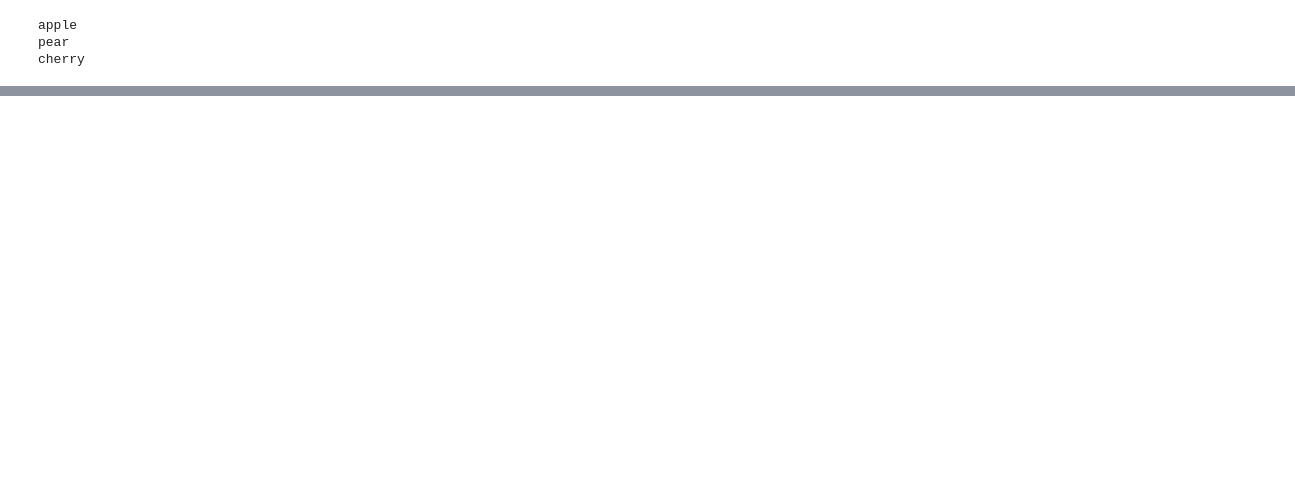
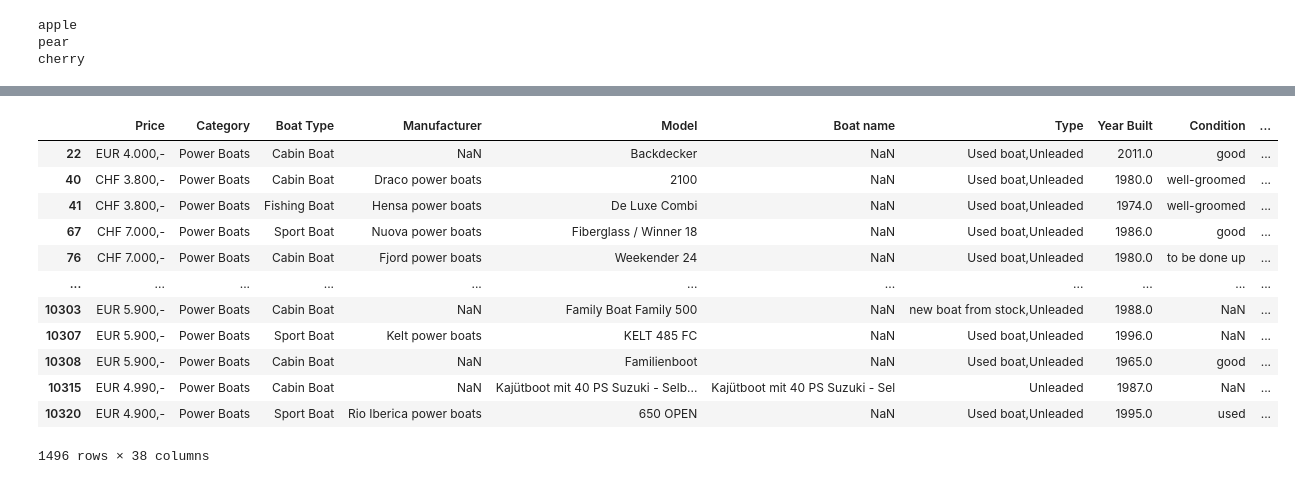
Before and after one commit to SueHolder/OVFAcademy, a Jupyter notebook: Untitled0.ipynb, the cells around one changed output, grey strips where cells are left out. Saved outputs shown, nothing was run; the diff lists cells and outputs as text; code cells hidden in the pictures; blank space fills up the shorter version.

```diff
--- a/Untitled0.ipynb
+++ b/Untitled0.ipynb
@@ -152,0 +182,7 @@ Last_list = [element for ele]
+# %%
+import pandas as pd
+import io
+import numpy as np
+pd.options.display.max_columns = 100
+pd.options.display.max_rows = 50
+df = pd.read_csv('/content/boat_dataset.csv', encoding='latin1')
@@ -152,0 +191,3 @@ Last_list = [element for ele]
+# %%
+df = pd.read_csv(io.StringIO(open('/content/boat_dataset.csv', 'rb').read().decode('utf-8', errors='ignore')), sep=",")
+#df.head()
@@ -152,0 +335,65 @@ Last_list = [element for ele]
+# %%
+# Now, let's do some filters -> select lines from a condition
+mask1 = df['Year Built'] >2000 # As we saw in the Python basics part, df['Year Built'] >2000
+# refers to a question, does the value (here, each line) is >2000 ; True or False
+# You can display mask1 to see how it is composed, you will see it is a list of boolean.
+df[mask1].min() # Then, we integreate the list of boulean in: dataframe[list_boolean]
+# The output is only composed by values >2000 that we can check with the .min() function.
+
+# You are not obliged to create a mask, you can directly write the condition within:
+df[df['Year Built'] >2000]
+
+# You can check that indeed the output are exactly the same:
+df[mask1] == df[df['Year Built'] >2000]
+
+# If you want to select a part of the population between 2 values:
+mask2 = df['Year Built'].between(2001,2005)
+# https://pandas.pydata.org/docs/reference/api/pandas.Series.between.html
+
+df[mask2].min()
+df[mask2]['Year Built'].min()
+df[mask2][['Year Built', 'Model']].min()
+
+# If you want to do several conditions, the '&' means 'and' ; the '|' means 'or'
+
+# Here I want the Year Built <= 2001 or >= 2011 , and sulphates < 0.7301
+mask3 = (((df['Year Built'] >= 2011) | (df['Year Built'] <= 2001)) & (df['Number of Cabins'] <= 2))
+df[mask3].describe()
+
+# Keep in mind, you have to associate line of script to a variable/object however it
+# is not saved in memory
+len(df)
+df2 = df[mask3]
+len(df2)
+del(df2)
+
+# When you do a mask, it is not only on numerical features but as well on categoricals:
+mask5 = (((df['Year Built'] >= 2011) | (df['Year Built'] <= 2001)) & (df['Number of Cabins'] <= 2) & (df['Fuel Type']=='Diesel'))
+df[mask5]
+# On this example, I want to focus only on the category Diesel so it is quick to write.
+# However it is not always the case and you can filter through a list:
+
+list_cat_to_keep = ['Diesel', 'Electric']
+mask6 = (((df['Year Built'] >= 2011) | (df['Year Built'] <= 2001)) & (df['Number of Cabins'] <= 2) & (df['Fuel Type'].isin(list_cat_to_keep)))
+df[mask6]
+# dataframe['feature'].isin(list_specified) creates the list (the pandas Series to be precise) of boolean
+
+# To finish, you would like to have all the element of a feature except those that you specify in a list.
+# Let's say, you want to analyse all the Fuel Type that are not in the list (here the cat=['Diesel', 'Electric'])
+# You can use: ~dataframe['feature'].isin(list_specified) // The '~' means not isin:
+mask7 = (((df['Year Built'] >= 2011) | (df['Year Built'] <= 2001)) & (df['Number of Cabins'] <= 2) & (~df['Fuel Type'].isin(list_cat_to_keep)))
+df[mask7] #As you see, you only have the category 'B' of citric_cat.
+# %% [output]
+|  | Price | Category | Boat Type | Manufacturer | Model | Boat name | Type | Year Built | Condition | ... |
+| 22 | EUR 4.000,- | Power Boats | Cabin Boat | NaN | Backdecker | NaN | Used boat,Unleaded | 2011.0 | good | ... |
+| 40 | CHF 3.800,- | Power Boats | Cabin Boat | Draco power boats | 2100 | NaN | Used boat,Unleaded | 1980.0 | well-groomed | ... |
+| 41 | CHF 3.800,- | Power Boats | Fishing Boat | Hensa power boats | De Luxe Combi | NaN | Used boat,Unleaded | 1974.0 | well-groomed | ... |
+| 67 | CHF 7.000,- | Power Boats | Sport Boat | Nuova power boats | Fiberglass / Winner 18 | NaN | Used boat,Unleaded | 1986.0 | good | ... |
+| 76 | CHF 7.000,- | Power Boats | Cabin Boat | Fjord power boats | Weekender 24 | NaN | Used boat,Unleaded | 1980.0 | to be done up | ... |
+| ... | ... | ... | ... | ... | ... | ... | ... | ... | ... | ... |
+| 10303 | EUR 5.900,- | Power Boats | Cabin Boat | NaN | Family Boat Family 500 | NaN | new boat from stock,Unleaded | 1988.0 | NaN | ... |
+| 10307 | EUR 5.900,- | Power Boats | Sport Boat | Kelt power boats | KELT 485 FC | NaN | Used boat,Unleaded | 1996.0 | NaN | ... |
+| 10308 | EUR 5.900,- | Power Boats | Cabin Boat | NaN | Familienboot | NaN | Used boat,Unleaded | 1965.0 | good | ... |
+| 10315 | EUR 4.990,- | Power Boats | Cabin Boat | NaN | Kajütboot mit 40 PS Suzuki - Selb... | Kajütboot mit 40 PS Suzuki - Sel | Unleaded | 1987.0 | NaN | ... |
+| 10320 | EUR 4.900,- | Power Boats | Sport Boat | Rio Iberica power boats | 650 OPEN | NaN | Used boat,Unleaded | 1995.0 | used | ... |
+1496 rows × 38 columns
```
Also changed, not shown: parts of 20 cells of this notebook.
